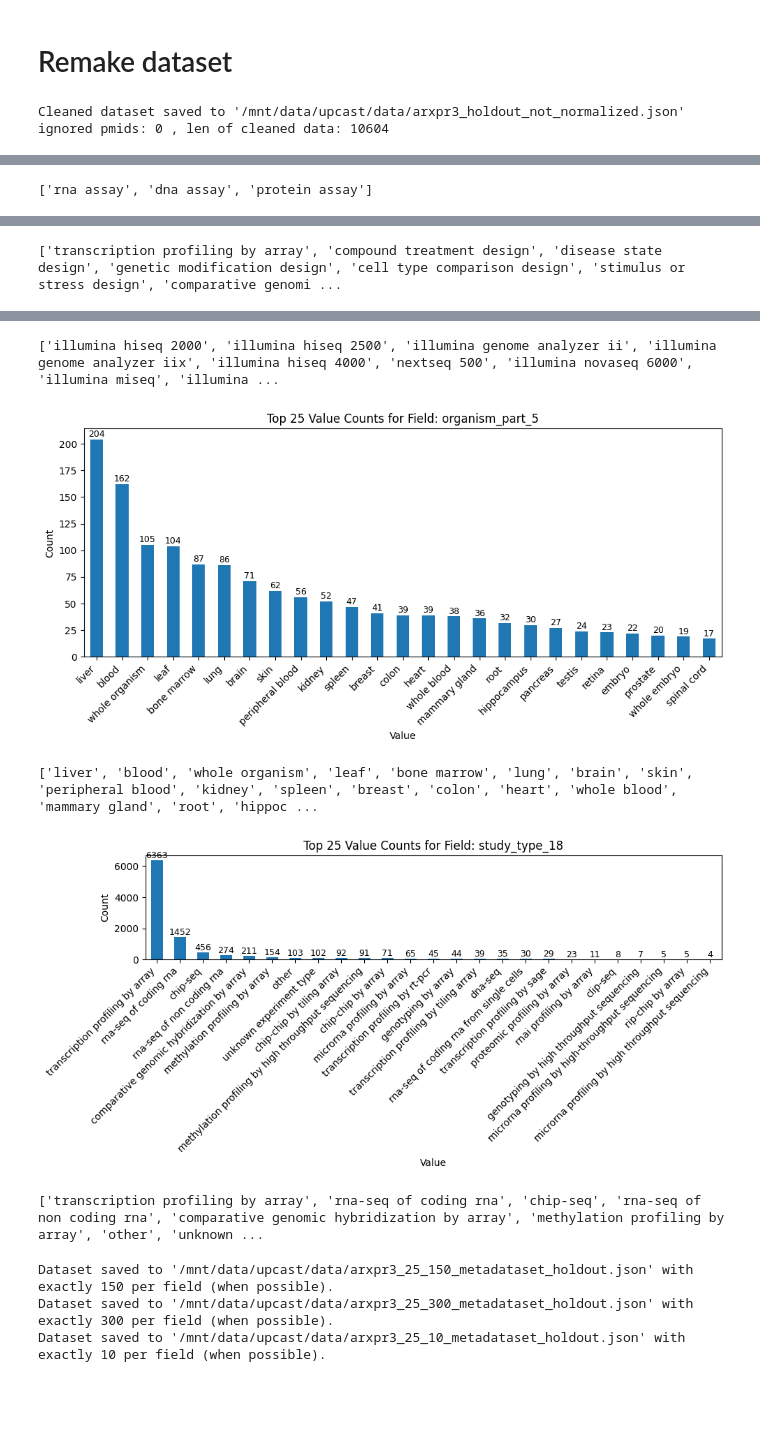
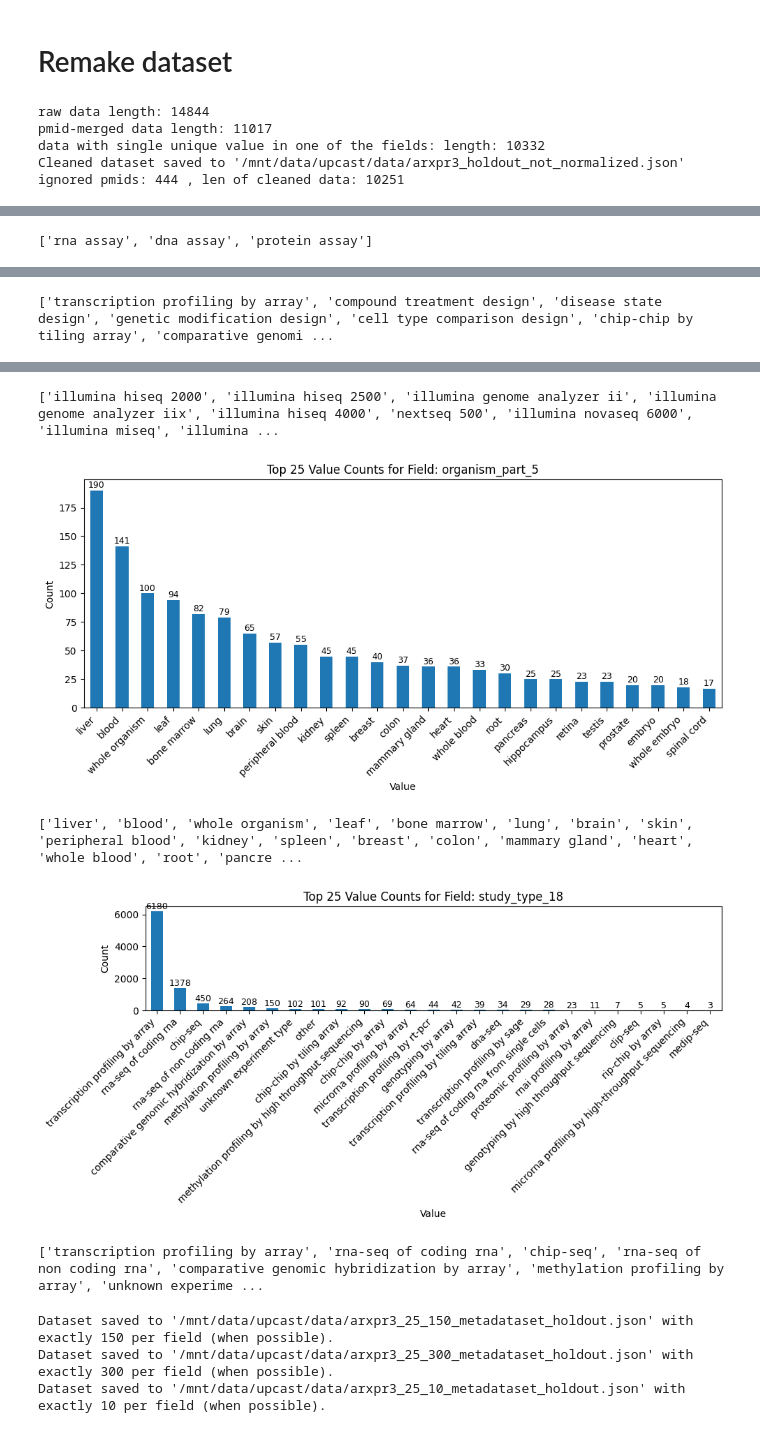
Before and after one commit to EU-UPCAST/profile, a Jupyter notebook: llmdap/data/visualize_fields.ipynb, the cells around one changed output, grey strips where cells are left out. Drawn from its saved outputs; the diff is of its cells as text; code cells hidden in the pictures; blank space fills up the shorter version.

```diff
--- a/llmdap/data/visualize_fields.ipynb
+++ b/llmdap/data/visualize_fields.ipynb
@@ -540,12 +540,15 @@ ignored_keys = ids_used_for_training
 # -------- STEP 1: Load JSON --------
 with open(input_file, 'r') as f:
     raw_data = json.load(f)
+print("raw data length:", len(raw_data))
 
 # -------- STEP 1.5: Merge data from same pmid --------
 merged_data = {}
+n_ignored_keys=0
+
 for key, fields in raw_data.items():
     pmid = key.split("_")[0]
-    if key in ignored_keys:
+    if pmid in ignored_keys:
         n_ignored_keys += 1
         continue
     if pmid in merged_data:
@@ -560,7 +563,8 @@ for key, fields in raw_data.items():
 intermediate_data = {}
 value_counter = defaultdict(lambda: defaultdict(int))
 
-n_ignored_keys=0
+print("pmid-merged data length:", len(merged_data))
+
 for key, fields in merged_data.items():
 
 
@@ -586,6 +590,9 @@ for key, fields in merged_data.items():
     if not all_empty:
         intermediate_data[key] = new_fields
 
+print("data with single unique value in one of the fields: length:", len(intermediate_data))
+
+
 # -------- STEP 3: Identify Top 25 Values per Field --------
 top_values_per_field = {}
 
@@ -605,8 +612,8 @@ for key, fields in intermediate_data.items():
         final_data[key] = new_fields
 
 # -------- STEP 5: Save Cleaned + Filtered Dataset --------
-with open(output_file, 'w') as f:
-    json.dump(final_data, f, indent=2)
+#with open(output_file, 'w') as f:
+#    json.dump(final_data, f, indent=2)
 
 print(f"Cleaned dataset saved to '{output_file}'")
 print("ignored pmids:", n_ignored_keys, ", len of cleaned data:", len(final_data))
@@ -642,5 +649,8 @@ for field in sorted(fields):
     plt.show()
     print(list(df.index.values))
 # %% [output]
+raw data length: 14844
+pmid-merged data length: 11017
+data with single unique value in one of the fields: length: 10332
 Cleaned dataset saved to '/mnt/data/upcast/data/arxpr3_holdout_not_normalized.json'
-ignored pmids: 0 , len of cleaned data: 10604
+ignored pmids: 444 , len of cleaned data: 10251
@@ -650 +660 @@ ignored pmids: 0 , len of cleaned data: 10604
-['transcription profiling by array', 'compound treatment design', 'disease state design', 'genetic modification design', 'cell type comparison design', 'stimulus or stress design', 'comparative genomi ...
+['transcription profiling by array', 'compound treatment design', 'disease state design', 'genetic modification design', 'cell type comparison design', 'chip-chip by tiling array', 'comparative genomi ...
@@ -652,8 +662,8 @@ ignored pmids: 0 , len of cleaned data: 10604
 ['illumina hiseq 2000', 'illumina hiseq 2500', 'illumina genome analyzer ii', 'illumina genome analyzer iix', 'illumina hiseq 4000', 'nextseq 500', 'illumina novaseq 6000', 'illumina miseq', 'illumina ...
-[figure, old version]
+[figure, new version]
-['liver', 'blood', 'whole organism', 'leaf', 'bone marrow', 'lung', 'brain', 'skin', 'peripheral blood', 'kidney', 'spleen', 'breast', 'colon', 'heart', 'whole blood', 'mammary gland', 'root', 'hippoc ...
+['liver', 'blood', 'whole organism', 'leaf', 'bone marrow', 'lung', 'brain', 'skin', 'peripheral blood', 'kidney', 'spleen', 'breast', 'colon', 'mammary gland', 'heart', 'whole blood', 'root', 'pancre ...
-[figure, old version]
+[figure, new version]
-['transcription profiling by array', 'rna-seq of coding rna', 'chip-seq', 'rna-seq of non coding rna', 'comparative genomic hybridization by array', 'methylation profiling by array', 'other', 'unknown ...
+['transcription profiling by array', 'rna-seq of coding rna', 'chip-seq', 'rna-seq of non coding rna', 'comparative genomic hybridization by array', 'methylation profiling by array', 'unknown experime ...
 # %%
 import json
 import random
```
Also changed, not shown: parts of 1 cell of this notebook, 6 other files.
